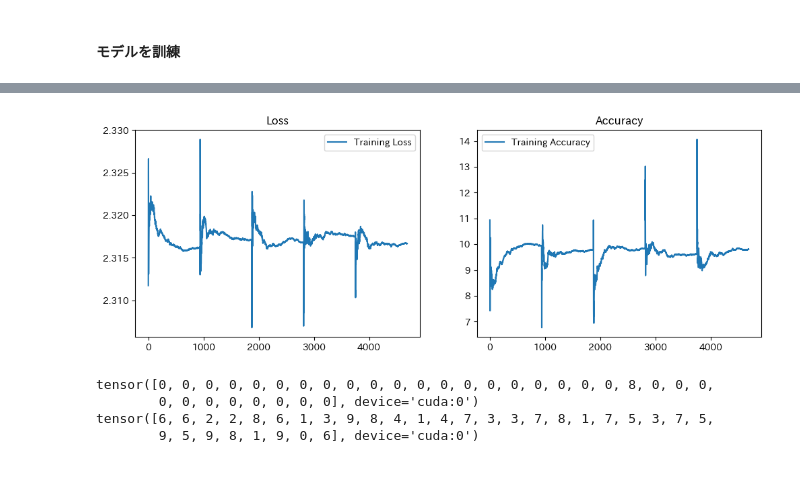
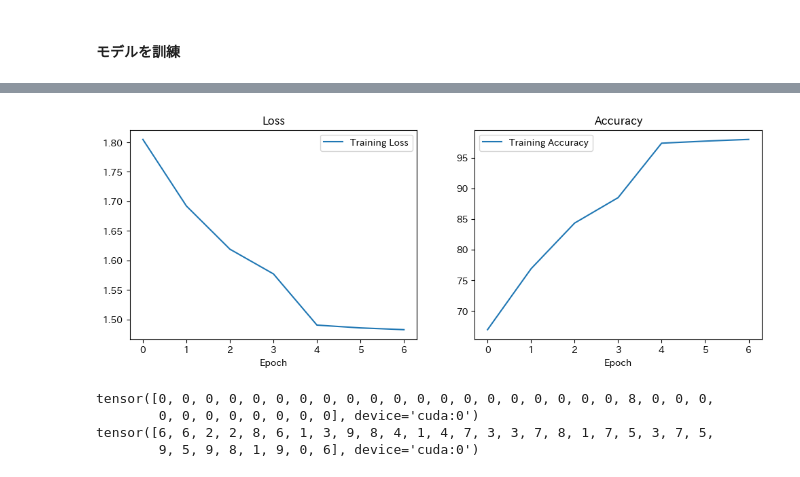
Before and after one commit to OrlyIdeate/deep-learning, a Jupyter notebook: deep-learning-final-assignment.ipynb, the cells around one changed output, grey strips where cells are left out. Cells and saved outputs as stored; diff of their text form; code cells hidden in the pictures.

```diff
--- a/deep-learning-final-assignment.ipynb
+++ b/deep-learning-final-assignment.ipynb
@@ -89,7 +95,7 @@ class CNN(nn.Module):
         x = self.pool(F.relu(self.conv2(x)))
         x = self.pool(F.relu(self.conv3(x)))
         x = self.pool(F.relu(self.conv4(x)))
-        # x = x.view(-1, 64)
+        x = x.view(-1, 64)
         x = torch.flatten(x, 1)
         x = torch.relu(self.fc1(x))
         x = self.fc2(x)
@@ -113,8 +116,0 @@ CNN(
-# %%
-# 1つ目のデータを取得
-train_loader = torch.utils.data.DataLoader(ds['train'])
-data_iter = iter(train_loader)
-batch = next(data_iter)
-images, labels = batch['image'], batch['label']
-print(images.size())
-print(labels)
@@ -139,7 +120,7 @@ tensor([[4.2347e-01, 5.3453e-03, 7.1706e-03, 9.9545e-03, 5.7190e-03, 1.2422e-03,
 import torch.optim as optim
 
 criterion = nn.CrossEntropyLoss()
-optimizer = optim.Adam(model.parameters(), lr=0.00005)
+optimizer = optim.Adam(model.parameters(), lr=0.0001)
 # %% [markdown]
 #### モデルを訓練
 # %%
@@ -152,20 +133,13 @@ sampler = torch.utils.data.WeightedRandomSampler(weights=sample_weights, num_sam
 # データローダーの作成
 train_loader = torch.utils.data.DataLoader(ds['train'], batch_size=64, sampler=sampler)
 # %%
-import torch
-import numpy as np
-from sklearn.metrics import accuracy_score, precision_score, recall_score, f1_score, classification_report, confusion_matrix
-import seaborn as sns
-import matplotlib.pyplot as plt
+# モデルの訓練
+model.train()
+num_epochs = 7
 
-# モデルの訓練
-model = CNN().to(device)
-model.train()
-num_epochs = 5
-
-# 損失と精度を記録するリスト
-train_losses = []
-train_accuracies = []
+# エポックごとの損失と精度を記録するリスト
+epoch_losses = []
+epoch_accuracies = []
 
 for epoch in range(num_epochs):
     running_loss = 0.0
@@ -188,26 +162,32 @@ for epoch in range(num_epochs):
         total += labels.size(0)
         correct += (predicted == labels).sum().item()
 
-        # 損失と精度を記録
-        train_losses.append(running_loss / (i+1))
-        train_accuracies.append(100 * correct / total)
+    # エポックごとの損失と精度を計算
+    epoch_loss = running_loss / len(train_loader)
+    epoch_accuracy = 100 * correct / total
 
-        print(f"エポック {epoch+1}\nイテレーション {i+1}\n損失: {running_loss / (i+1)}\n精度: {100 * correct / total}")
-        print("---------------------------------------------")
+    # エポックごとの損失と精度を記録
+    epoch_losses.append(epoch_loss)
+    epoch_accuracies.append(epoch_accuracy)
+
+    print(f"エポック {epoch+1} \n損失: {epoch_loss:.4f} \n精度: {epoch_accuracy:.2f}%")
+    print("---------------------------------------------")
 
 print("完了")
 
-# 損失と精度の推移をプロット
+# 損失と精度の推移をプロット (エポックごと)
 plt.figure(figsize=(12, 4))
 plt.subplot(1, 2, 1)
-plt.plot(train_losses, label='Training Loss')
+plt.plot(epoch_losses, label='Training Loss')
 plt.legend()
 plt.title('Loss')
+plt.xlabel('Epoch')
 
 plt.subplot(1, 2, 2)
-plt.plot(train_accuracies, label='Training Accuracy')
+plt.plot(epoch_accuracies, label='Training Accuracy')
 plt.legend()
 plt.title('Accuracy')
+plt.xlabel('Epoch')
 
 plt.show()
 # %% [output]
@@ -231,4 +211,4 @@ plt.show()
-[figure, old version]
+[figure, new version]
 # %%
 print(predicted)
 print(labels)
```
Also changed, not shown: parts of 9 cells of this notebook.
